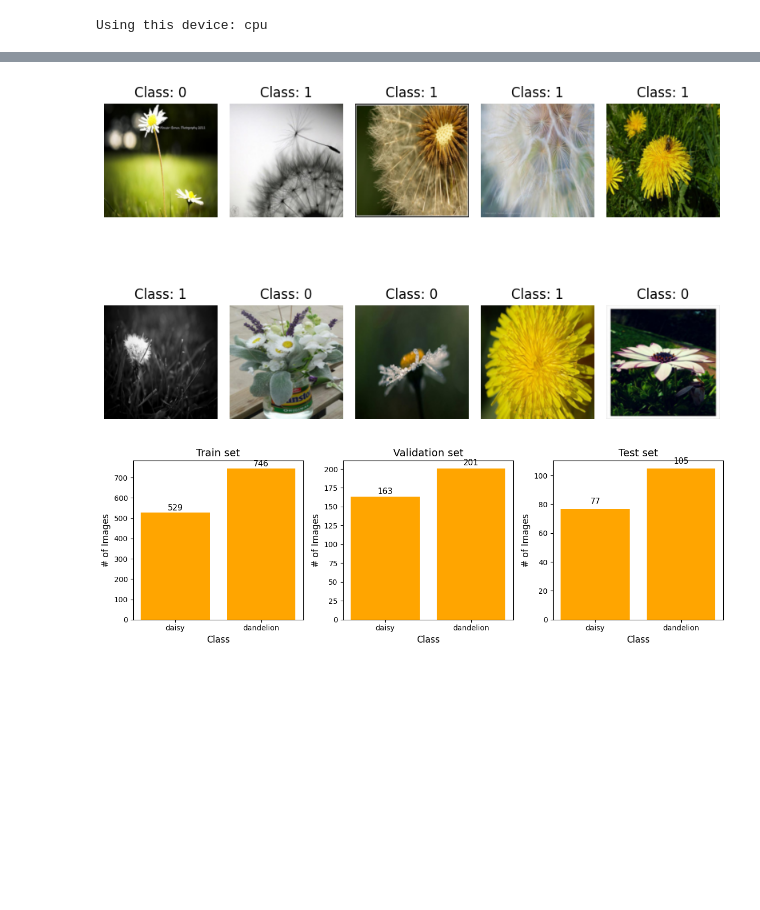
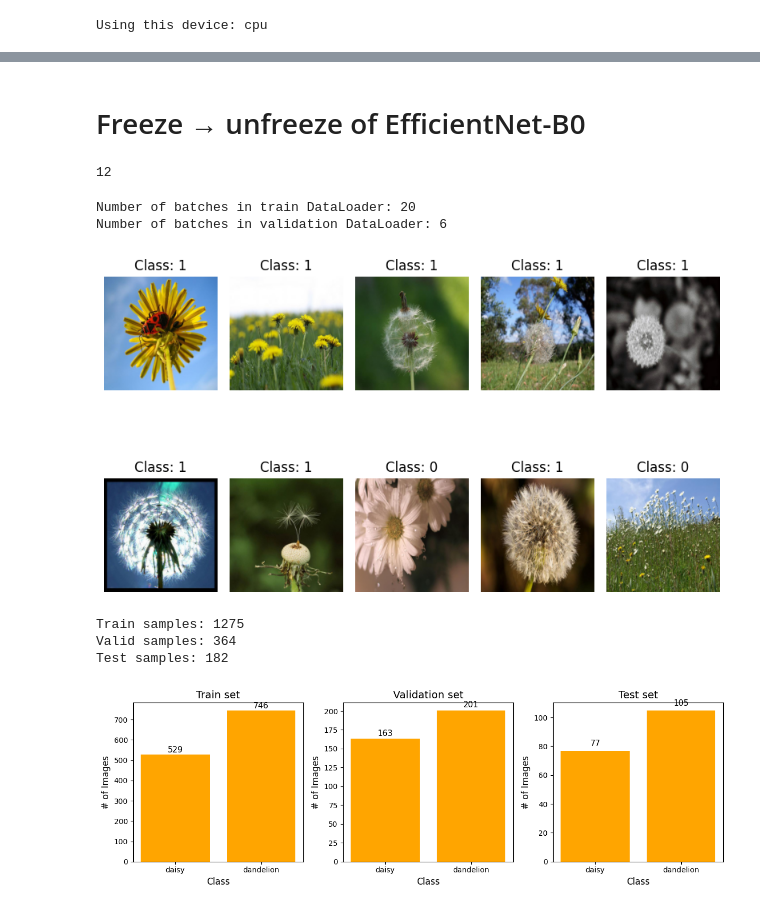
Before and after one commit to silentfortin/ai-portfolio, a Jupyter notebook: 07-cv-flower-recognition/cv_flower_recognition.ipynb, the cells around one changed output, grey strips where cells are left out. Saved outputs shown, nothing was run; the diff lists cells and outputs as text; code cells hidden in the pictures; blank space fills up the shorter version.

Commit message:
First complete draft. I need to: tidy up my notebook, run and test

```diff
--- a/07-cv-flower-recognition/cv_flower_recognition.ipynb
+++ b/07-cv-flower-recognition/cv_flower_recognition.ipynb
@@ -106,9 +124,10 @@ class FlowerDataset(Dataset):
     def __getitem__(self, idx):
         img_path = self.files[idx]
         image = Image.open(img_path).convert("RGB")
-        # taking name of the folder which contains the img e.g. dog
         label_name = os.path.basename(os.path.dirname(img_path))
         label = self.class_map[label_name]
+        # Apply Albumentations transform
         if self.transform:
-            image = self.transform(image)
+            image = np.array(image)
+            image = self.transform(image=image)["image"]
         return image, label
@@ -114,0 +365,4 @@ class FlowerDataset(Dataset):
+# %%
+mean, std = model_cfg['mean'], model_cfg['std']
+# %% [markdown]
+# Freeze → unfreeze of EfficientNet-B0
@@ -115,16 +381,44 @@ class FlowerDataset(Dataset):
+# %%
+raw_transform = A.Compose([
+    A.Resize(224, 224),
+    ToTensorV2()
+])
+
+IMAGENET_MEAN = mean
+IMAGENET_STD  = std
+
+train_transform = A.Compose([
+    A.Resize(224, 224),
+    A.HorizontalFlip(p=0.5),
+    A.RandomBrightnessContrast(p=0.3),
+    A.Affine(translate_percent=0.1, scale=(0.8, 1.2), rotate=(-25, 25), p=0.5),
+    A.Normalize(mean=IMAGENET_MEAN, std=IMAGENET_STD),
+    ToTensorV2()
+])
+
+val_transform = A.Compose([
+    A.Resize(224, 224),
+    A.Normalize(mean=IMAGENET_MEAN, std=IMAGENET_STD),
+    ToTensorV2()
+])
+
+test_transform = val_transform
+# %%
+print(get_class_num('/content/progetto-finale-flowes/'))
+# %% [output]
+12
 # %%
 # Create list of valid files for each split
 train_valid_files = filter_invalid_images('/content/progetto-finale-flowes/train')
 val_valid_files   = filter_invalid_images('/content/progetto-finale-flowes/valid')
 test_valid_files  = filter_invalid_images('/content/progetto-finale-flowes/test')
 
-# Define transforms (can be different per split)
-from torchvision import transforms
-train_transform = transforms.Compose([transforms.Resize((224,224)), transforms.ToTensor()])
-val_transform   = transforms.Compose([transforms.Resize((224,224)), transforms.ToTensor()])
-test_transform  = transforms.Compose([transforms.Resize((224,224)), transforms.ToTensor()])
+# Create a FlowerDataset instance for each split just with resize
+train_dataset_raw = FlowerDataset(train_valid_files, transform=raw_transform)
+val_dataset_raw   = FlowerDataset(val_valid_files,   transform=raw_transform)
+test_dataset_raw  = FlowerDataset(test_valid_files,  transform=raw_transform)
 
-# Create a FlowerDataset instance for each split
+# Create a FlowerDataset instance with augmented imgs
 train_dataset = FlowerDataset(train_valid_files, transform=train_transform)
 val_dataset   = FlowerDataset(val_valid_files,   transform=val_transform)
 test_dataset  = FlowerDataset(test_valid_files,  transform=test_transform)
@@ -131,22 +441,38 @@ test_dataset  = FlowerDataset(test_valid_files,  transform=test_transform)
+# %%
+# Print the number of batches in the training and validation DataLoaders
+print(f'Number of batches in train DataLoader: {len(train_loader)}')
+print(f'Number of batches in validation DataLoader: {len(val_loader)}')
+# %% [output]
+Number of batches in train DataLoader: 20
+Number of batches in validation DataLoader: 6
 # %%
 indices = random.sample(range(len(train_dataset)), 10)
 
 plt.figure(figsize = (8,6))
 for i, index in enumerate(indices):
-  image, label = train_dataset[index]
+  image, label = train_dataset_raw[index]
   # if img is tensor
   if isinstance(image, torch.Tensor):
     img_np = image.permute(1,2,0).numpy()
   else:
     img_np = np.array(image)
   plt.subplot(2,5,i+1)
   plt.imshow(img_np)
   plt.title(f"Class: {label}")
   plt.axis('off')
 plt.tight_layout()
 plt.show()
 # %% [output]
-[figure, old version]
+[figure, new version]
+# %%
+# Print dataset statistics
+print(f'Train samples: {len(train_dataset)}')
+print(f'Valid samples: {len(val_dataset)}')
+print(f'Test samples: {len(test_dataset)}')
+# %% [output]
+Train samples: 1275
+Valid samples: 364
+Test samples: 182
 # %%
 # Create a row of 3 subplots
 fig, axes = plt.subplots(1, 3, figsize=(12, 4))
```
Also changed, not shown: parts of 30 cells of this notebook.
